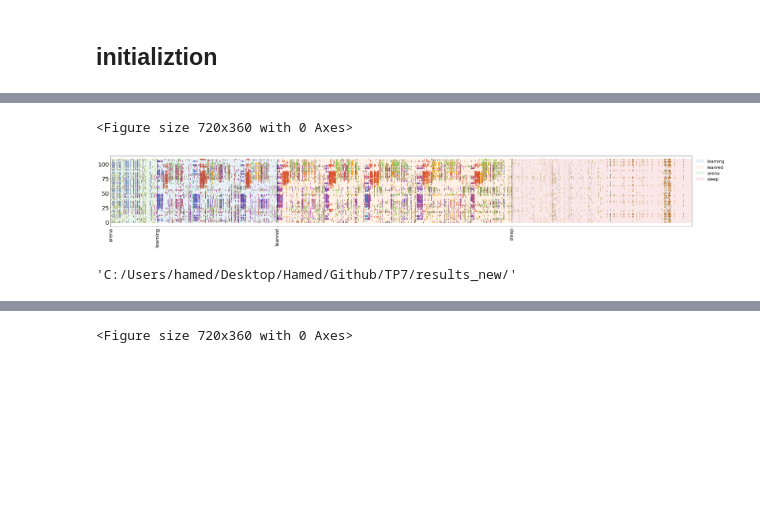
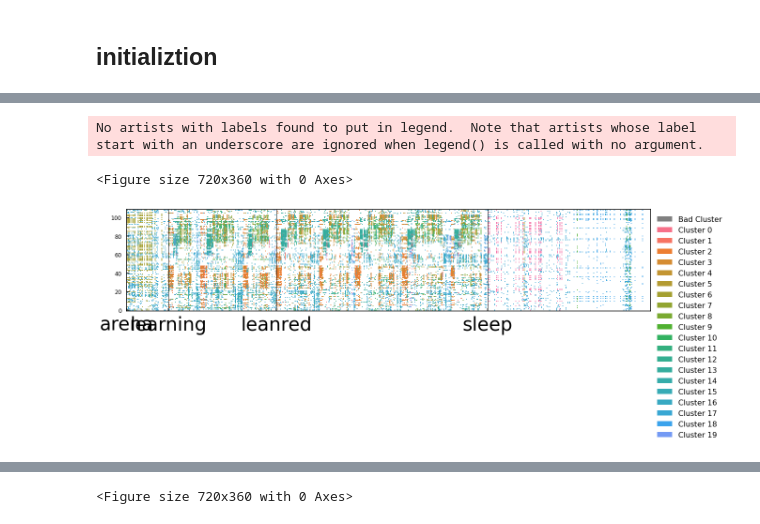
Before and after one commit to HamedShabani/PFC_sequence_analysis, a Jupyter notebook: Rastermap_visualization.ipynb, the cells around one changed output, grey strips where cells are left out. Drawn from its saved outputs; the diff is of its cells as text; code cells hidden in the pictures; blank space fills up the shorter version.

Commit message:
rastermaps

```diff
--- a/Rastermap_visualization.ipynb
+++ b/Rastermap_visualization.ipynb
@@ -46,8 +79,12 @@ direction=['L','R']
 PC_phase_data={}
 PCclstr_phase_data={}
 
-sessinfo_and_mask=np.load(savefolder+fol1+'Sesseion_info_All',allow_pickle=True)
+#sessinfo_and_mask=np.load(savefolder+fol1+'Sesseion_info_All',allow_pickle=True)
+# Construct the correct file path
+file_path = os.path.join(savefolder, fol1 + "Sesseion_info_All")
 
+# Load the file
+sessinfo_and_mask = np.load(file_path, allow_pickle=True)
 sess_info=sessinfo_and_mask['sess_info']
 seqs=sess_info['seqs']
 Masks=sessinfo_and_mask['Masks']
@@ -154,0 +333,27 @@ ax.set_yticks([])
+# %%
+plt.rcParams['svg.fonttype'] = 'none'  # Export text as SVG <text> objects, not paths
+
+mpl.rcParams['xtick.major.size'] = 6    # Length of major ticks on x-axis
+mpl.rcParams['xtick.major.width'] = 1.5 # Width of major ticks on x-axis
+mpl.rcParams['xtick.direction'] = 'in' # Tick direction, both in and out
+mpl.rcParams['xtick.major.pad'] = 10    # Padding between ticks and x-axis labels
+
+mpl.rcParams['ytick.major.size'] = 6    # Length of major ticks on y-axis
+mpl.rcParams['ytick.major.width'] = 1.5 # Width of major ticks on y-axis
+mpl.rcParams['ytick.direction'] = 'in' # Tick direction, both in and out
+mpl.rcParams['ytick.major.pad'] = 10    # Padding between ticks and y-axis labels
+
+
+# Set default spine and tick settings globally for all plots
+mpl.rcParams['axes.linewidth'] = 1.5     # Set the width of all spines (top, bottom, left, right)
+mpl.rcParams['xtick.major.width'] = 1.5  # Width of major ticks on x-axis
+mpl.rcParams['ytick.major.width'] = 1.5  # Width of major ticks on y-axis
+mpl.rcParams['xtick.labelsize'] = 12     # Font size of x-axis tick labels
+mpl.rcParams['ytick.labelsize'] = 12     # Font size of y-axis tick labels
+
+# Define the helper function to hide spines
+def hide_spines(ax=None):
+    if ax is None:
+        ax = plt.gca()
+    ax.spines['top'].set_visible(False)
+    ax.spines['right'].set_visible(False)
@@ -155,24 +418,23 @@ ax.set_yticks([])
 # %%
 task_names={'arena':2,'learning':0,'leanred':1,'sleep':3}
 task_len={}
 l0=0
 for tsk,valcond in task_names.items():
 
     #cond_len[con]=np.where(np.diff(np.where(np.asarray(Masks['conditions'])==valcond))>1)[1]
     #binvec=np.asarray(Masks['conditions'])
     binvec=np.asarray(Masks['phases'])
 
     task_len[tsk]= np.where((binvec == valcond) & (np.roll(binvec, 1) != valcond))[0]
     #cond_len=task_len
 binary_mask=np.asarray(Masks['phases'])
 
-seq_raster_plot(sess_info,task_len,sorted_seqs,task_names,binary_mask)
+seq_raster_plot2(sess_info,task_len,sorted_seqs,task_names,binary_mask)
 plt.xlim([0,sess_info['extract'].shape[1]])
-plt.savefig(savefolder+'Ratermap'+fol1+'.svg',dpi=300)
+plt.ylim([-1,sess_info['extract'].shape[0]])
+
+plt.savefig(savefolder+'Ratermap'+fol1+'.svg',dpi=400)
 # %% [output]
-<Figure size 720x360 with 0 Axes>
+No artists with labels found to put in legend.  Note that artists whose label start with an underscore are ignored when legend() is called with no argument.
+<Figure size 720x360 with 0 Axes>
-[figure, old version]
+[figure, new version]
-# %%
-savefolder
-# %% [output]
-'C:/Users/hamed/Desktop/Hamed/Github/TP7/results_new/'
```
Also changed, not shown: parts of 42 cells of this notebook, 2 other files.
